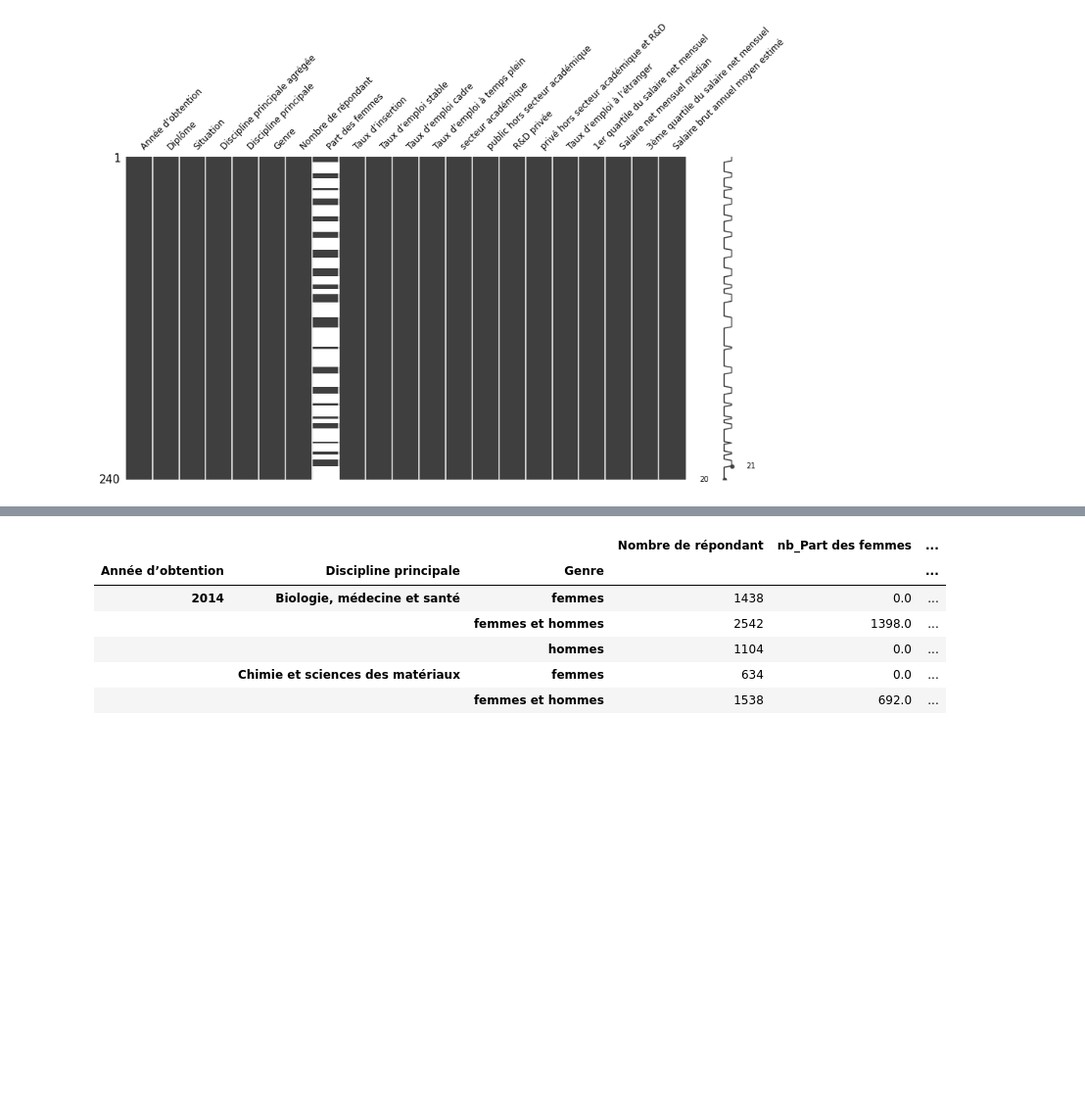
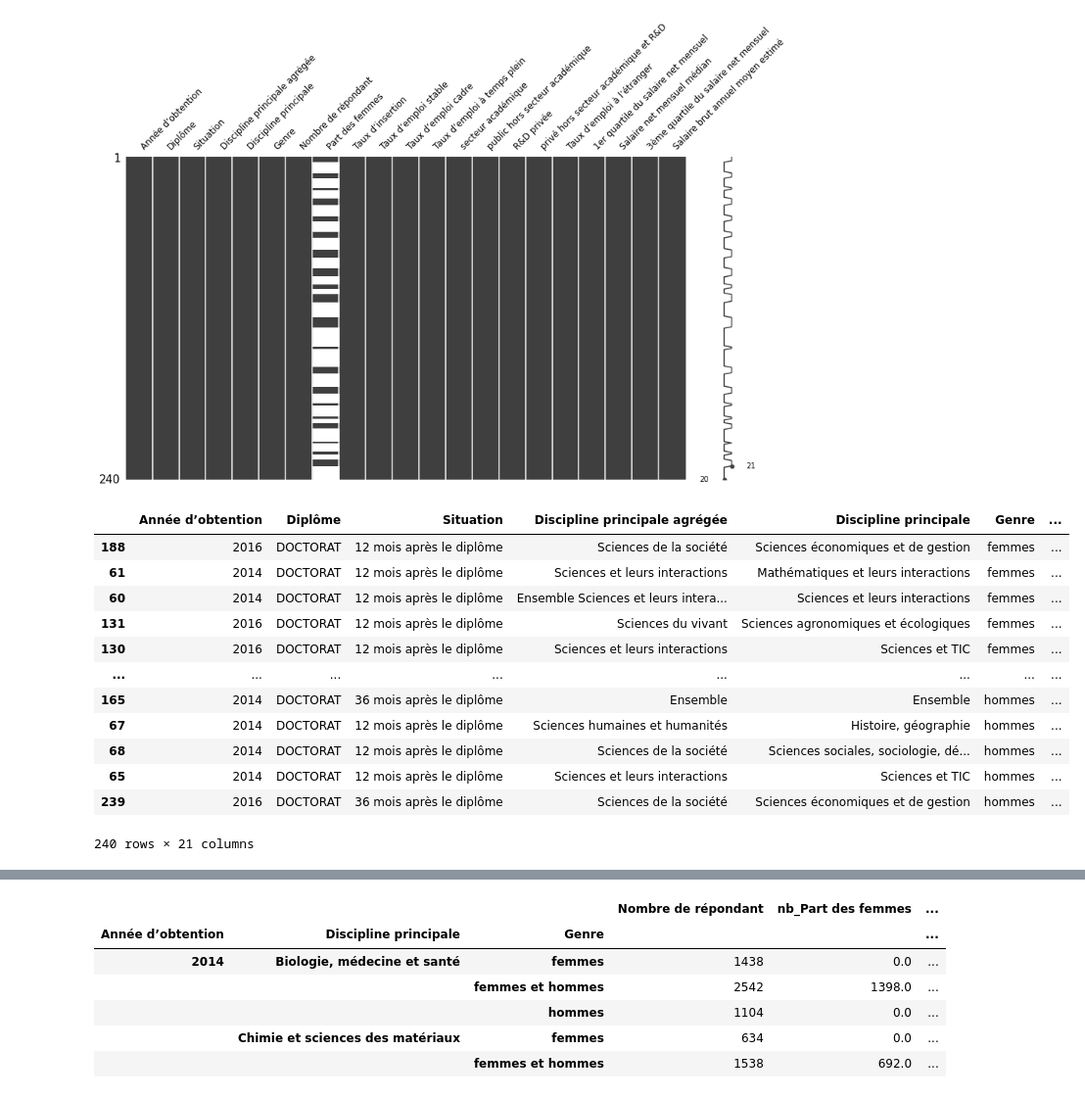
Before and after one commit to smtux/DUDA, a Jupyter notebook: inser_pro/src/pro.ipynb, the cells around one changed output, grey strips where cells are left out. Shown at 98% size. Cells and saved outputs as stored; diff of their text form; code cells hidden in the pictures; blank space fills up the shorter version.

```diff
--- a/inser_pro/src/pro.ipynb
+++ b/inser_pro/src/pro.ipynb
@@ -571,0 +575,16 @@ plt.show()
+# %%
+df_sort
+# %% [output]
+|  | Année d’obtention | Diplôme | Situation | Discipline principale agrégée | Discipline principale | Genre | ... |
+| 188 | 2016 | DOCTORAT | 12 mois après le diplôme | Sciences de la société | Sciences économiques et de gestion | femmes | ... |
+| 61 | 2014 | DOCTORAT | 12 mois après le diplôme | Sciences et leurs interactions | Mathématiques et leurs interactions | femmes | ... |
+| 60 | 2014 | DOCTORAT | 12 mois après le diplôme | Ensemble Sciences et leurs intera... | Sciences et leurs interactions | femmes | ... |
+| 131 | 2016 | DOCTORAT | 12 mois après le diplôme | Sciences du vivant | Sciences agronomiques et écologiques | femmes | ... |
+| 130 | 2016 | DOCTORAT | 12 mois après le diplôme | Sciences et leurs interactions | Sciences et TIC | femmes | ... |
+| ... | ... | ... | ... | ... | ... | ... | ... |
+| 165 | 2014 | DOCTORAT | 36 mois après le diplôme | Ensemble | Ensemble | hommes | ... |
+| 67 | 2014 | DOCTORAT | 12 mois après le diplôme | Sciences humaines et humanités | Histoire, géographie | hommes | ... |
+| 68 | 2014 | DOCTORAT | 12 mois après le diplôme | Sciences de la société | Sciences sociales, sociologie, dé... | hommes | ... |
+| 65 | 2014 | DOCTORAT | 12 mois après le diplôme | Sciences et leurs interactions | Sciences et TIC | hommes | ... |
+| 239 | 2016 | DOCTORAT | 36 mois après le diplôme | Sciences de la société | Sciences économiques et de gestion | hommes | ... |
+240 rows × 21 columns
```
Also changed, not shown: parts of 3 cells of this notebook.
